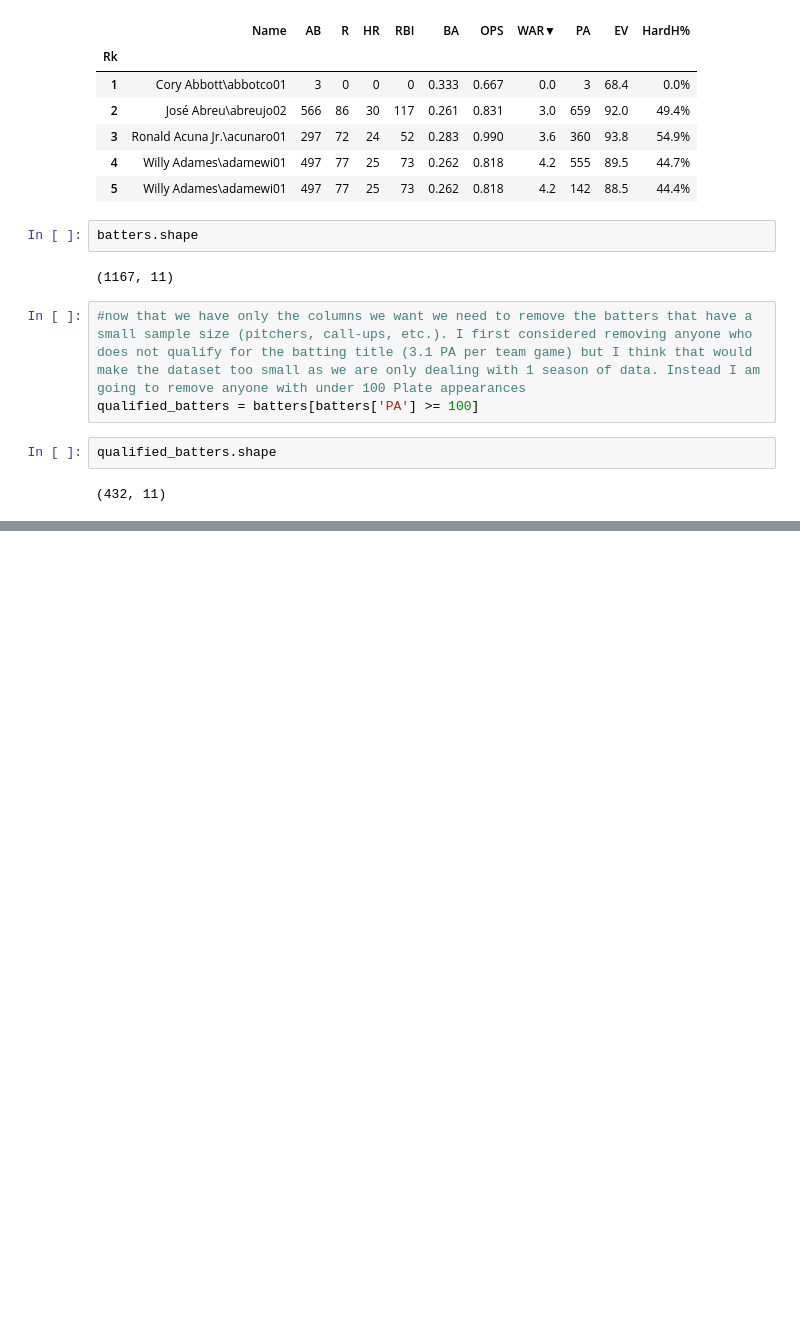
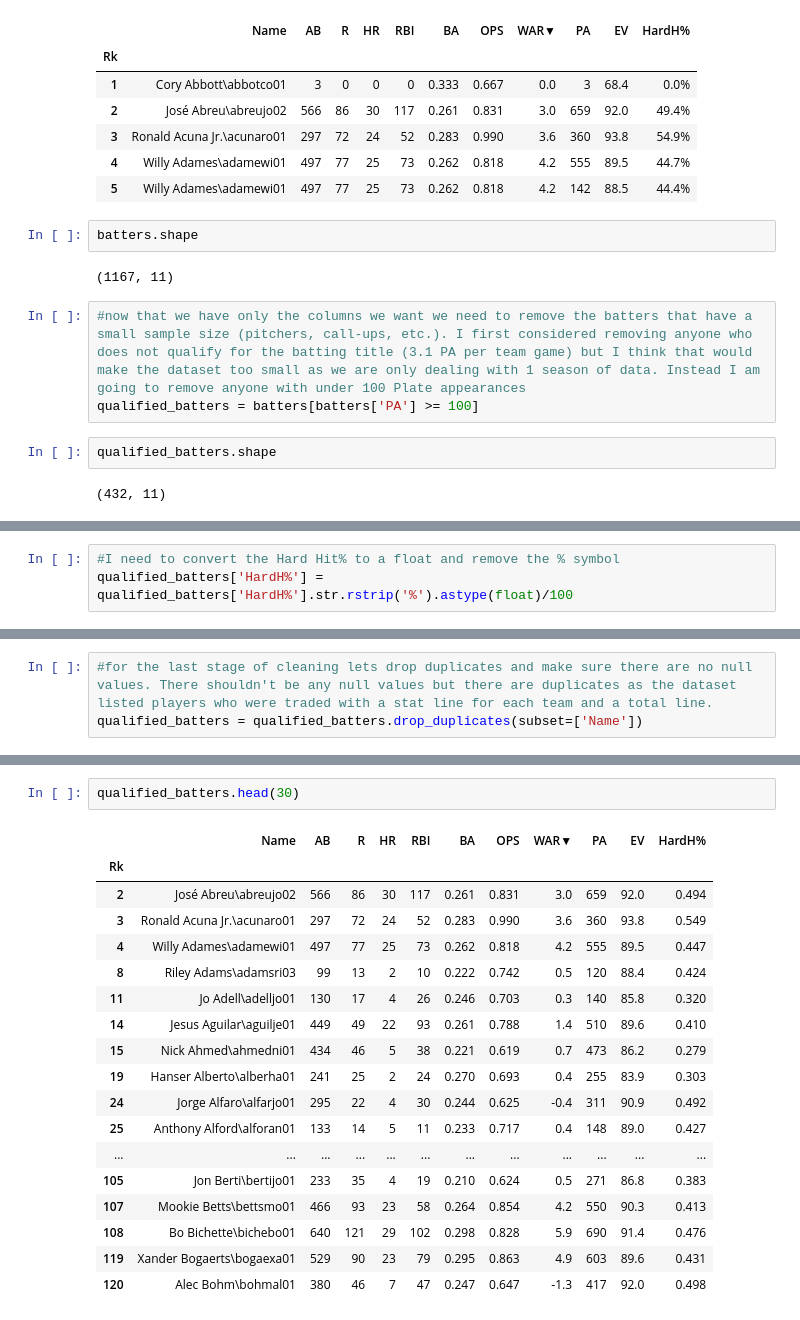
Before and after one commit to nrossidb/MLB-hard-hits-to-player-value, a Jupyter notebook: code_and_data/01_cleaning_and_eda.ipynb, the cells around one changed output, grey strips where cells are left out. Saved outputs shown, nothing was run; the diff lists cells and outputs as text; blank space fills up the shorter version.

Commit message:
finished cleaning data

```diff
--- a/code_and_data/01_cleaning_and_eda.ipynb
+++ b/code_and_data/01_cleaning_and_eda.ipynb
@@ -140,0 +156,3 @@ qualified_batters.shape
+# %%
+#I need to convert the Hard Hit% to a float and remove the % symbol
+qualified_batters['HardH%'] = qualified_batters['HardH%'].str.rstrip('%').astype(float)/100
@@ -140,0 +180,3 @@ qualified_batters.shape
+# %%
+#for the last stage of cleaning lets drop duplicates and make sure there are no null values. There shouldn't be any null values but there are duplicates as the dataset listed players who were traded with a stat line for each team and a total line.
+qualified_batters = qualified_batters.drop_duplicates(subset=['Name'])
@@ -140,0 +202,21 @@ qualified_batters.shape
+# %%
+qualified_batters.head(30)
+# %% [output]
+|  | Name | AB | R | HR | RBI | BA | OPS | WAR▼ | PA | EV | HardH% |
+| Rk |  |  |  |  |  |  |  |  |  |  |  |
+| 2 | José Abreu\abreujo02 | 566 | 86 | 30 | 117 | 0.261 | 0.831 | 3.0 | 659 | 92.0 | 0.494 |
+| 3 | Ronald Acuna Jr.\acunaro01 | 297 | 72 | 24 | 52 | 0.283 | 0.990 | 3.6 | 360 | 93.8 | 0.549 |
+| 4 | Willy Adames\adamewi01 | 497 | 77 | 25 | 73 | 0.262 | 0.818 | 4.2 | 555 | 89.5 | 0.447 |
+| 8 | Riley Adams\adamsri03 | 99 | 13 | 2 | 10 | 0.222 | 0.742 | 0.5 | 120 | 88.4 | 0.424 |
+| 11 | Jo Adell\adelljo01 | 130 | 17 | 4 | 26 | 0.246 | 0.703 | 0.3 | 140 | 85.8 | 0.320 |
+| 14 | Jesus Aguilar\aguilje01 | 449 | 49 | 22 | 93 | 0.261 | 0.788 | 1.4 | 510 | 89.6 | 0.410 |
+| 15 | Nick Ahmed\ahmedni01 | 434 | 46 | 5 | 38 | 0.221 | 0.619 | 0.7 | 473 | 86.2 | 0.279 |
+| 19 | Hanser Alberto\alberha01 | 241 | 25 | 2 | 24 | 0.270 | 0.693 | 0.4 | 255 | 83.9 | 0.303 |
+| 24 | Jorge Alfaro\alfarjo01 | 295 | 22 | 4 | 30 | 0.244 | 0.625 | -0.4 | 311 | 90.9 | 0.492 |
+| 25 | Anthony Alford\alforan01 | 133 | 14 | 5 | 11 | 0.233 | 0.717 | 0.4 | 148 | 89.0 | 0.427 |
+| ... | ... | ... | ... | ... | ... | ... | ... | ... | ... | ... | ... |
+| 105 | Jon Berti\bertijo01 | 233 | 35 | 4 | 19 | 0.210 | 0.624 | 0.5 | 271 | 86.8 | 0.383 |
+| 107 | Mookie Betts\bettsmo01 | 466 | 93 | 23 | 58 | 0.264 | 0.854 | 4.2 | 550 | 90.3 | 0.413 |
+| 108 | Bo Bichette\bichebo01 | 640 | 121 | 29 | 102 | 0.298 | 0.828 | 5.9 | 690 | 91.4 | 0.476 |
+| 119 | Xander Bogaerts\bogaexa01 | 529 | 90 | 23 | 79 | 0.295 | 0.863 | 4.9 | 603 | 89.6 | 0.431 |
+| 120 | Alec Bohm\bohmal01 | 380 | 46 | 7 | 47 | 0.247 | 0.647 | -1.3 | 417 | 92.0 | 0.498 |
```
Also changed, not shown: parts of 5 cells of this notebook.
